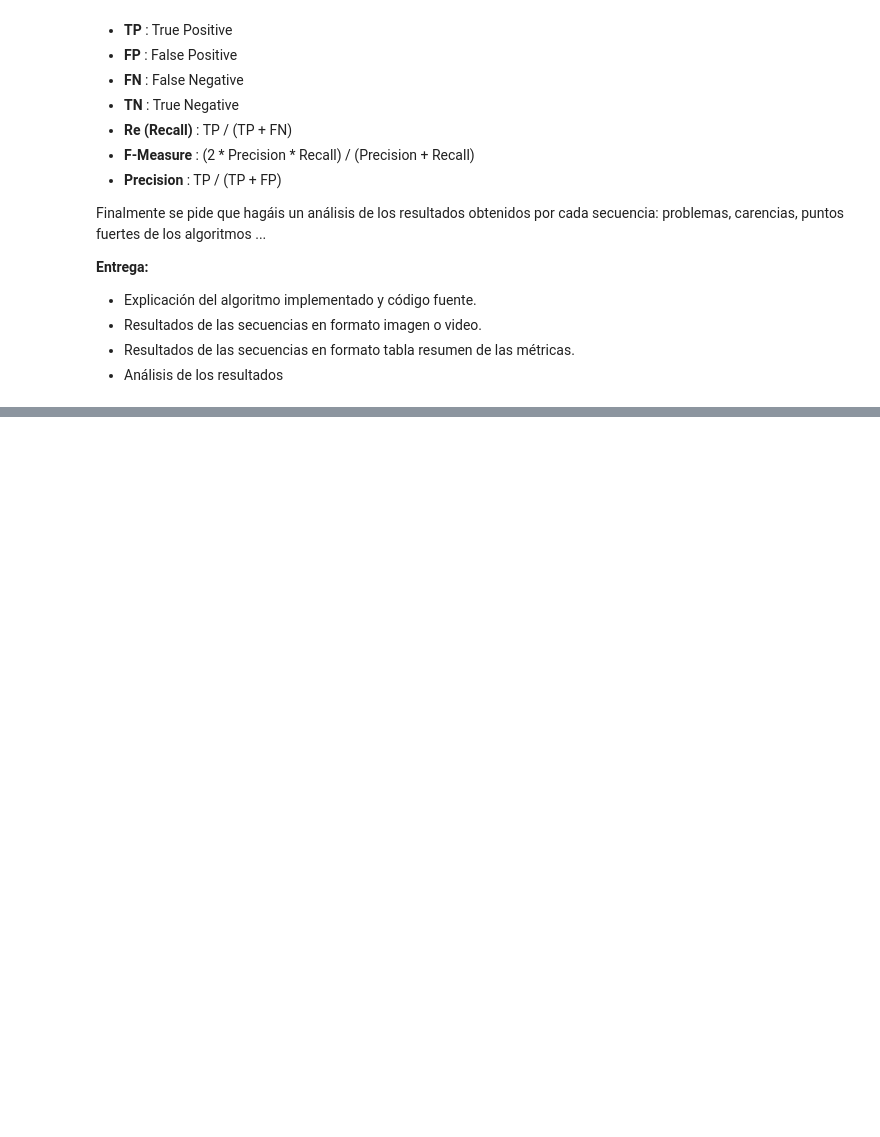
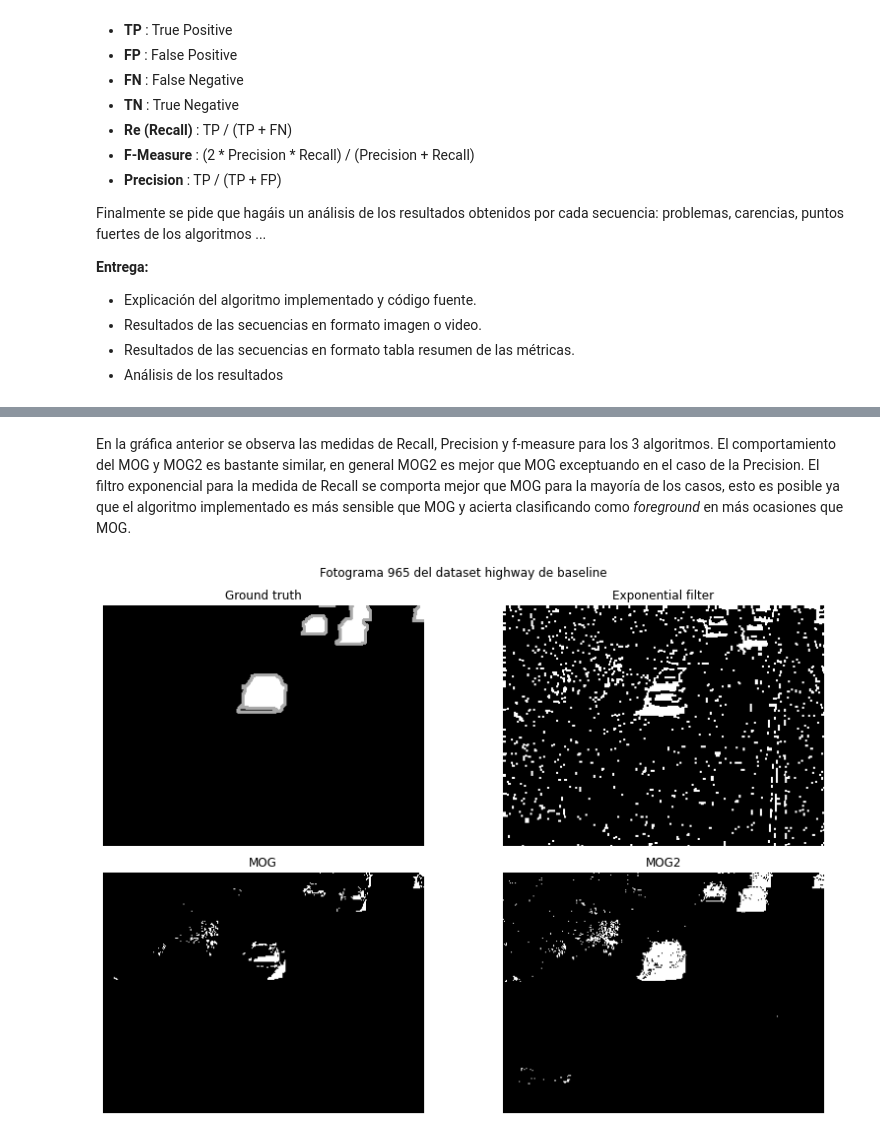
Before and after one commit to JanuszJSzturo/ImageAnalysis2020, a Jupyter notebook: BackgroundSubtraction/bgSubstractionAnalisys.ipynb, the cells around one changed output, grey strips where cells are left out. Drawn from its saved outputs; the diff is of its cells as text; code cells hidden in the pictures; blank space fills up the shorter version.

```diff
--- a/BackgroundSubtraction/bgSubstractionAnalisys.ipynb
+++ b/BackgroundSubtraction/bgSubstractionAnalisys.ipynb
@@ -131,0 +132,5 @@ Video(value=b'\x00\x00\x00\x1cftypisom\x00\x00\x02\x00isomiso2mp41\x00\x00\x00\x
+# %%
+# baseline highway dataset output path
+expFilter_highway_path = 'DATA/baseline/results/highway/expFilter/'
+
+exponentialFilter(frames, 0.3, expFilter_highway_path, 20, bgFilter ='MEDIAN')
@@ -131,0 +155,5 @@ Video(value=b'\x00\x00\x00\x1cftypisom\x00\x00\x02\x00isomiso2mp41\x00\x00\x00\x
+# %%
+# baseline highway dataset output path
+MOG_highway_path = 'DATA/baseline/results/highway/MOG/'
+
+MOG(frames,MOG_highway_path)
@@ -131,0 +175,5 @@ Video(value=b'\x00\x00\x00\x1cftypisom\x00\x00\x02\x00isomiso2mp41\x00\x00\x00\x
+# %%
+# baseline highway dataset output path
+MOG2_highway_path = 'DATA/baseline/results/highway/MOG2/'
+
+MOG2(frames,MOG2_highway_path)
@@ -131,0 +242,32 @@ Video(value=b'\x00\x00\x00\x1cftypisom\x00\x00\x02\x00isomiso2mp41\x00\x00\x00\x
+# %% [markdown]
+En la gráfica anterior se observa las medidas de Recall, Precision y f-measure para los 3 algoritmos. El comportamiento del MOG y MOG2 es bastante similar, en general MOG2 es mejor que MOG exceptuando en el caso de la Precision. El filtro exponencial para la medida de Recall se comporta mejor que MOG para la mayoría de los casos, esto es posible ya que el algoritmo implementado es más sensible que MOG y acierta clasificando como _foreground_ en más ocasiones que MOG.
+# %%
+EF_result = loadImages(expFilter_highway_path+'*.png')
+MOG_result = loadImages(MOG_highway_path+'*.png')
+MOG2_result = loadImages(MOG2_highway_path+'*.png')
+# %%
+frame = 964
+fig, ax = plt.subplots(2,2, sharex=True, sharey=True, figsize=(12,8))
+ax[0,0].imshow(groundTruth[frame])
+ax[0,0].axis('off')
+ax[0,0].set_title('Ground truth')
+
+ax[0,1].imshow(EF_result[frame])
+ax[0,1].axis('off')
+ax[0,1].set_title('Exponential filter')
+
+
+ax[1,0].imshow(MOG_result[frame])
+ax[1,0].axis('off')
+ax[1,0].set_title('MOG')
+
+ax[1,1].imshow(MOG2_result[frame])
+ax[1,1].axis('off')
+ax[1,1].set_title('MOG2')
+
+
+fig.suptitle('Fotograma '+ str(frame+1) + ' del dataset highway de baseline')
+fig.tight_layout()
+plt.show()
+# %% [output]
+[figure, added]
```
Also changed, not shown: parts of 160 cells of this notebook, 11 other files.
